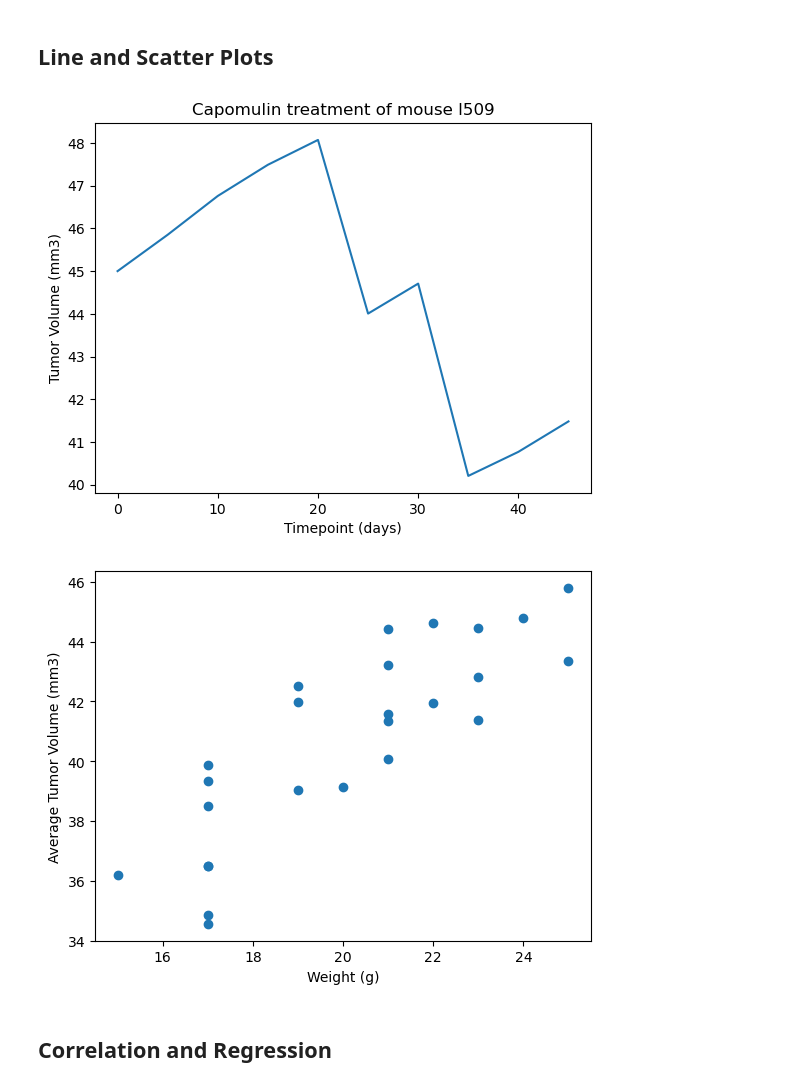
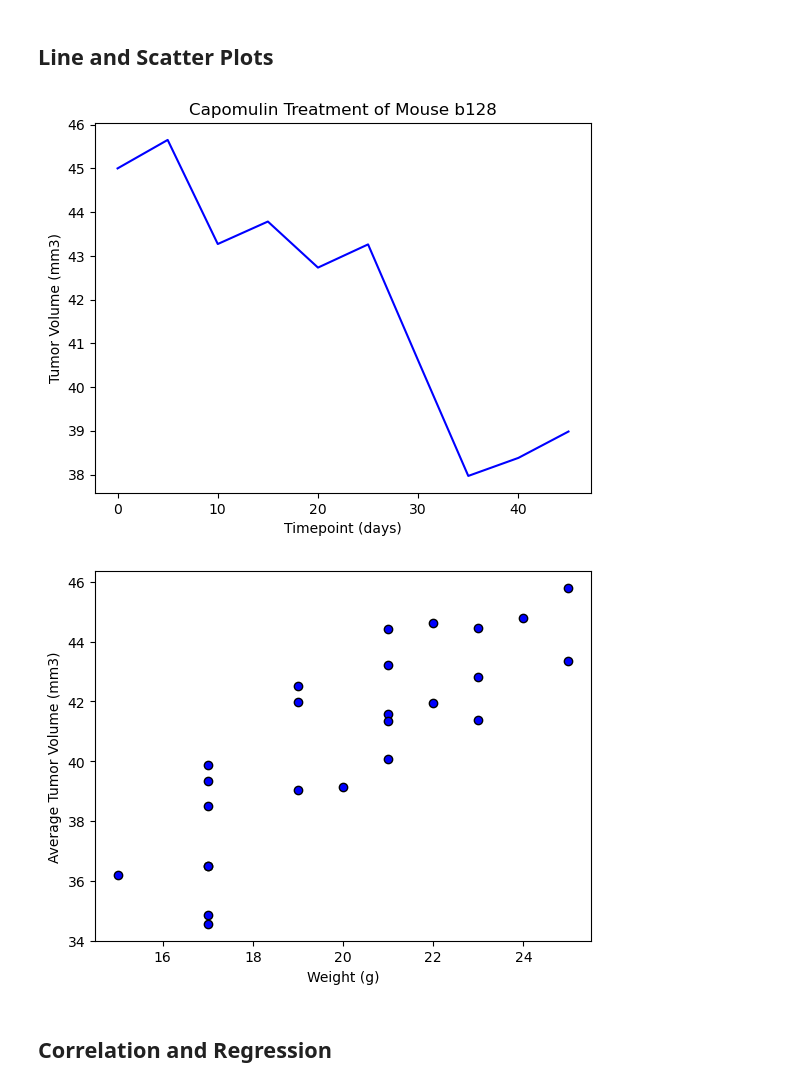
Before and after one commit to TheuriM/Matplotlib_Challenge, a Jupyter notebook: pymaceuticals_starter.ipynb, the cells around one changed output. Cells and saved outputs as stored; diff of their text form; code cells hidden in the pictures.

```diff
--- a/pymaceuticals_starter.ipynb
+++ b/pymaceuticals_starter.ipynb
@@ -250,11 +260,30 @@ Ceftamin  potential outliers: Series([], Name: Tumor Volume (mm3), dtype: float6
 ## Line and Scatter Plots
 # %%
 # Generate a line plot of tumor volume vs. time point for a single mouse treated with Capomulin
+
+capomulin_tr = pypharma_df[(pypharma_df['Drug Regimen']=='Capomulin')&(pypharma_df['Mouse ID']== 'b128')]
+
+fig, lineplot = plt.subplots()
+lineplot.plot(capomulin_tr['Timepoint'], capomulin_tr['Tumor Volume (mm3)'], color='b', linestyle= '-')
+
+plt.xlabel('Timepoint (days)')
+plt.ylabel('Tumor Volume (mm3)')
+plt.title('Capomulin Treatment of Mouse b128')
+
+
+
+plt.show()
 # %% [output]
-[figure, old version]
+[figure, new version]
 # %%
 # Generate a scatter plot of mouse weight vs. the average observed tumor volume for the entire Capomulin regimen
+capomulin_avg=pypharma_df[pypharma_df['Drug Regimen']== 'Capomulin'].groupby('Mouse ID')[['Weight (g)', 'Tumor Volume (mm3)']].mean()
+fig1, scatplot = plt.subplots()
+scatplot.scatter(capomulin_avg['Weight (g)'], capomulin_avg['Tumor Volume (mm3)'], marker='o', facecolors='b', edgecolors='k')
+scatplot.set_xlabel('Weight (g)')
+scatplot.set_ylabel('Average Tumor Volume (mm3)')
+plt.show()
 # %% [output]
-[figure, old version]
+[figure, new version]
 # %% [markdown]
 ## Correlation and Regression
```
Also changed, not shown: parts of 5 cells of this notebook.
